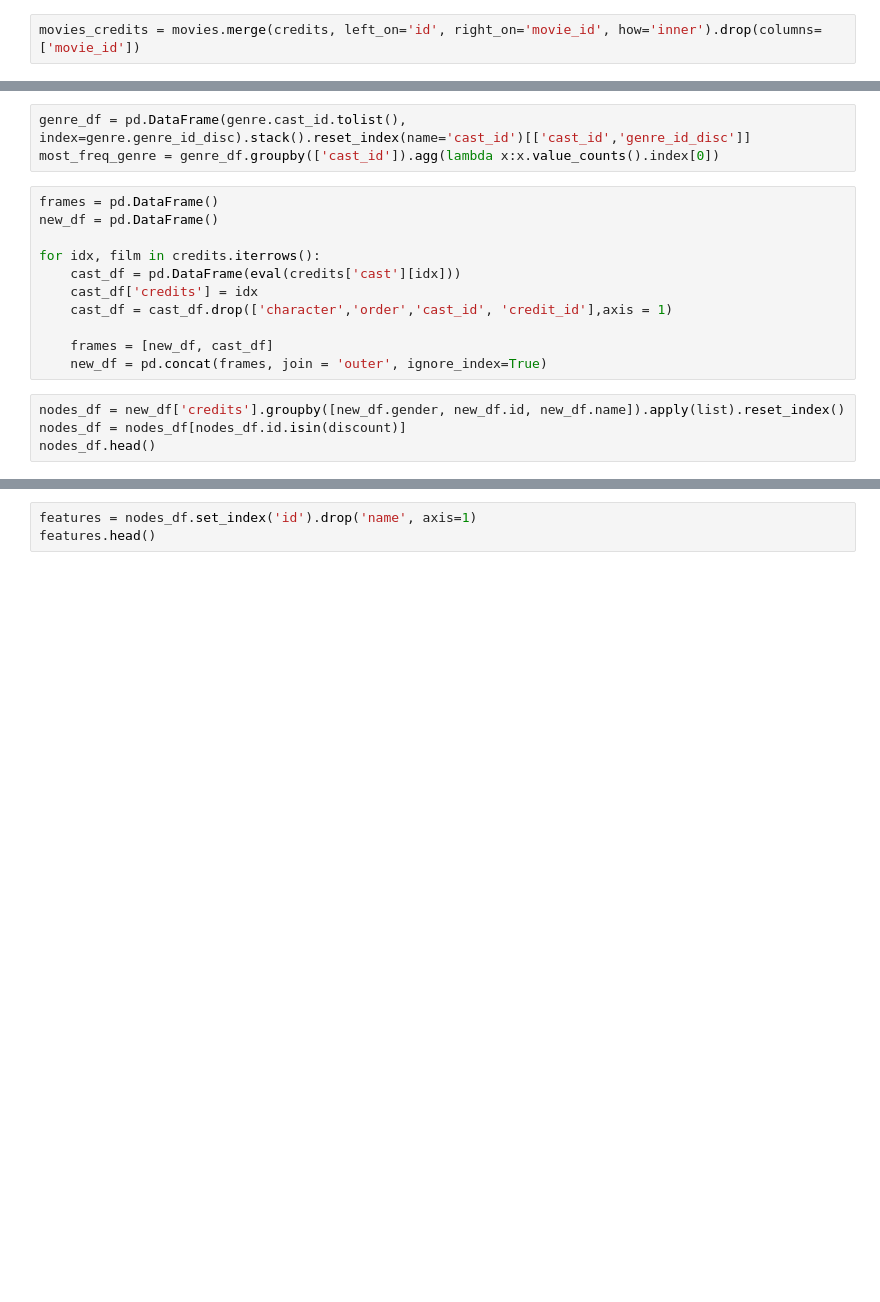
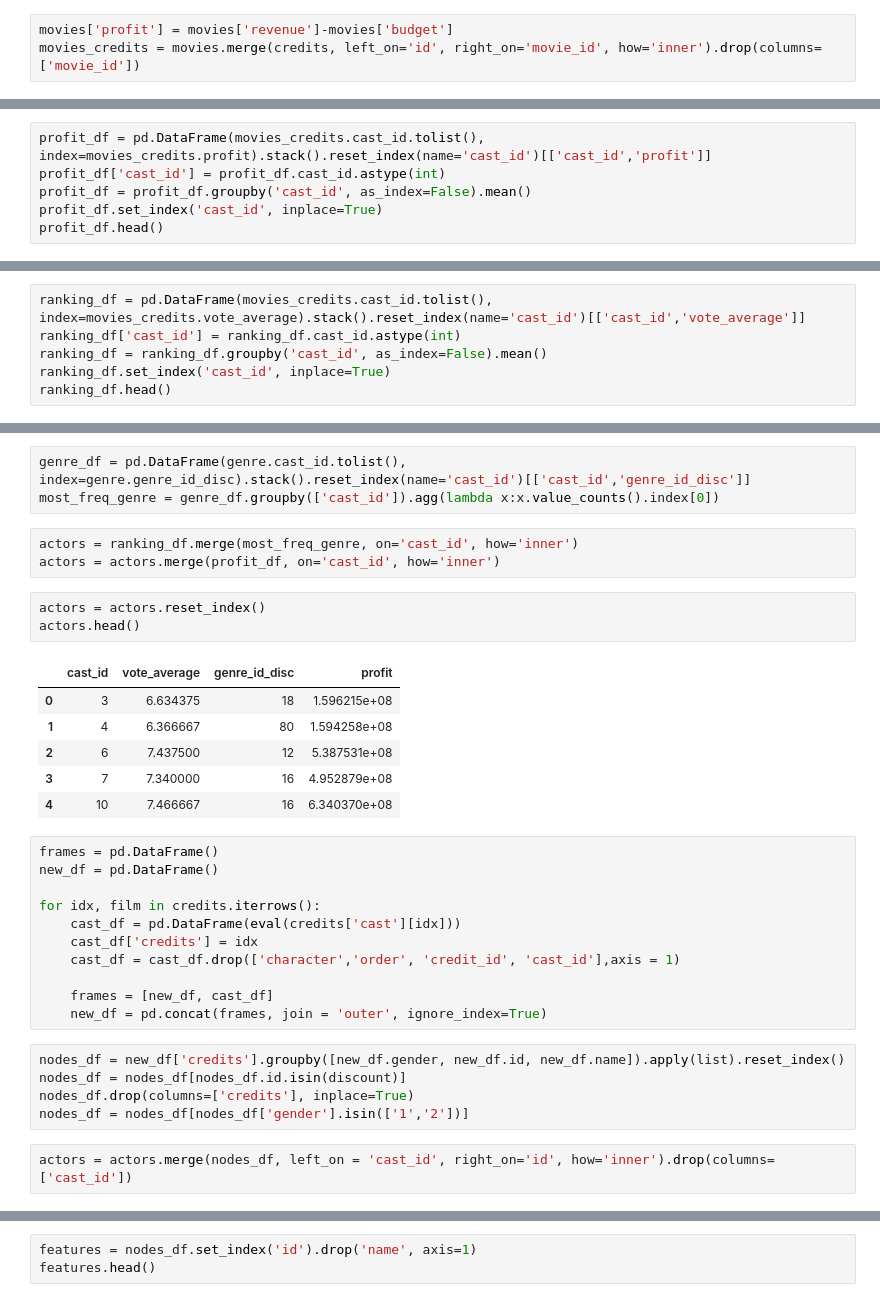
Before and after one commit to othmanbck/ntds_project_2018, a Jupyter notebook: Final project.ipynb, the cells around one changed output, grey strips where cells are left out. Cells and saved outputs as stored; diff of their text form; blank space fills up the shorter version.

```diff
--- a/Final project.ipynb
+++ b/Final project.ipynb
@@ -59,4 +61,5 @@ credits.head()
 | 3 | 49026 | [{"cast_id": 2, "character": "Bru... | [21505, 53252, 77335, 535, 157493... | [(21505, 53252), (21505, 77335), ... |
 | 4 | 49529 | [{"cast_id": 5, "character": "Joh... | [17287, 17419, 2206, 2983, 5293, ... | [(17287, 17419), (17287, 2206), (... |
 # %%
+movies['profit'] = movies['revenue']-movies['budget']
 movies_credits = movies.merge(credits, left_on='id', right_on='movie_id', how='inner').drop(columns=['movie_id'])
@@ -87,3 +66,9 @@ ranking_df
 # %%
 movies_credits = movies_credits[movies_credits.genres != '[]']
 movies_credits['genre_id'] = movies_credits['genres'].apply(lambda row: list(set(pd.read_json(row)['id'])))
+# %%
+profit_df = pd.DataFrame(movies_credits.cast_id.tolist(), index=movies_credits.profit).stack().reset_index(name='cast_id')[['cast_id','profit']]
+profit_df['cast_id'] = profit_df.cast_id.astype(int)
+profit_df = profit_df.groupby('cast_id', as_index=False).mean()
+profit_df.set_index('cast_id', inplace=True)
+profit_df.head()
@@ -89,0 +83,6 @@ movies_credits['genre_id'] = movies_credits['genres'].apply(lambda row: list(set
+# %%
+ranking_df = pd.DataFrame(movies_credits.cast_id.tolist(), index=movies_credits.vote_average).stack().reset_index(name='cast_id')[['cast_id','vote_average']]
+ranking_df['cast_id'] = ranking_df.cast_id.astype(int)
+ranking_df = ranking_df.groupby('cast_id', as_index=False).mean()
+ranking_df.set_index('cast_id', inplace=True)
+ranking_df.head()
@@ -104,6 +111,19 @@ See the caveats in the documentation: http://pandas.pydata.org/pandas-docs/stabl
 # %%
 genre_df = pd.DataFrame(genre.cast_id.tolist(), index=genre.genre_id_disc).stack().reset_index(name='cast_id')[['cast_id','genre_id_disc']]
 most_freq_genre = genre_df.groupby(['cast_id']).agg(lambda x:x.value_counts().index[0])
+# %%
+actors = ranking_df.merge(most_freq_genre, on='cast_id', how='inner')
+actors = actors.merge(profit_df, on='cast_id', how='inner')
+# %%
+actors = actors.reset_index()
+actors.head()
+# %% [output]
+|  | cast_id | vote_average | genre_id_disc | profit |
+| 0 | 3 | 6.634375 | 18 | 1.596215e+08 |
+| 1 | 4 | 6.366667 | 80 | 1.594258e+08 |
+| 2 | 6 | 7.437500 | 12 | 5.387531e+08 |
+| 3 | 7 | 7.340000 | 16 | 4.952879e+08 |
+| 4 | 10 | 7.466667 | 16 | 6.340370e+08 |
 # %%
 frames = pd.DataFrame()
 new_df = pd.DataFrame()
@@ -111,11 +131,14 @@ new_df = pd.DataFrame()
 for idx, film in credits.iterrows():
     cast_df = pd.DataFrame(eval(credits['cast'][idx]))
     cast_df['credits'] = idx
-    cast_df = cast_df.drop(['character','order','cast_id', 'credit_id'],axis = 1)
+    cast_df = cast_df.drop(['character','order', 'credit_id', 'cast_id'],axis = 1)
 
     frames = [new_df, cast_df]
     new_df = pd.concat(frames, join = 'outer', ignore_index=True)
 # %%
 nodes_df = new_df['credits'].groupby([new_df.gender, new_df.id, new_df.name]).apply(list).reset_index()
 nodes_df = nodes_df[nodes_df.id.isin(discount)]
-nodes_df.head()
+nodes_df.drop(columns=['credits'], inplace=True)
+nodes_df = nodes_df[nodes_df['gender'].isin(['1','2'])]
+# %%
+actors = actors.merge(nodes_df, left_on = 'cast_id', right_on='id', how='inner').drop(columns=['cast_id'])
```
Also changed, not shown: parts of 10 cells of this notebook.
